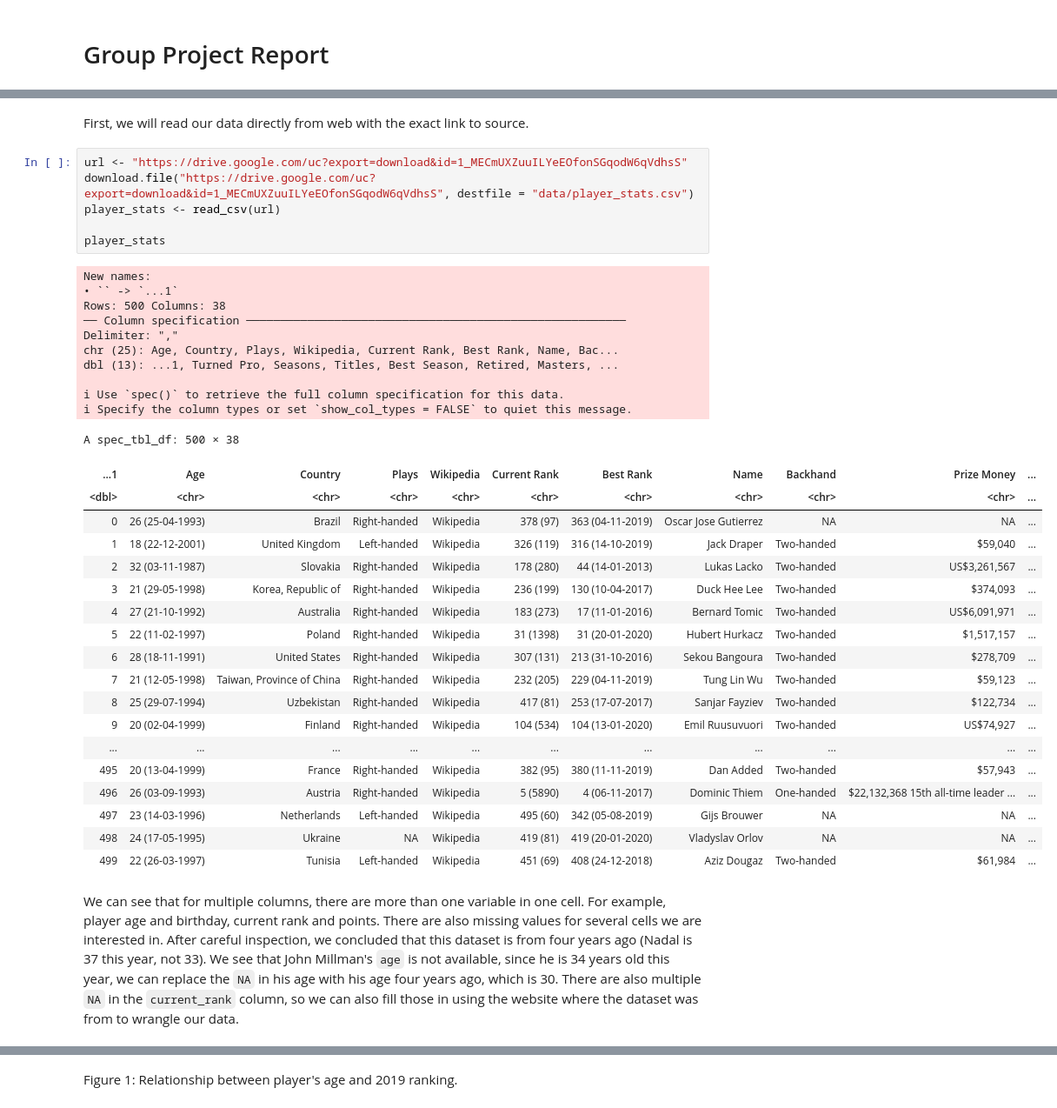
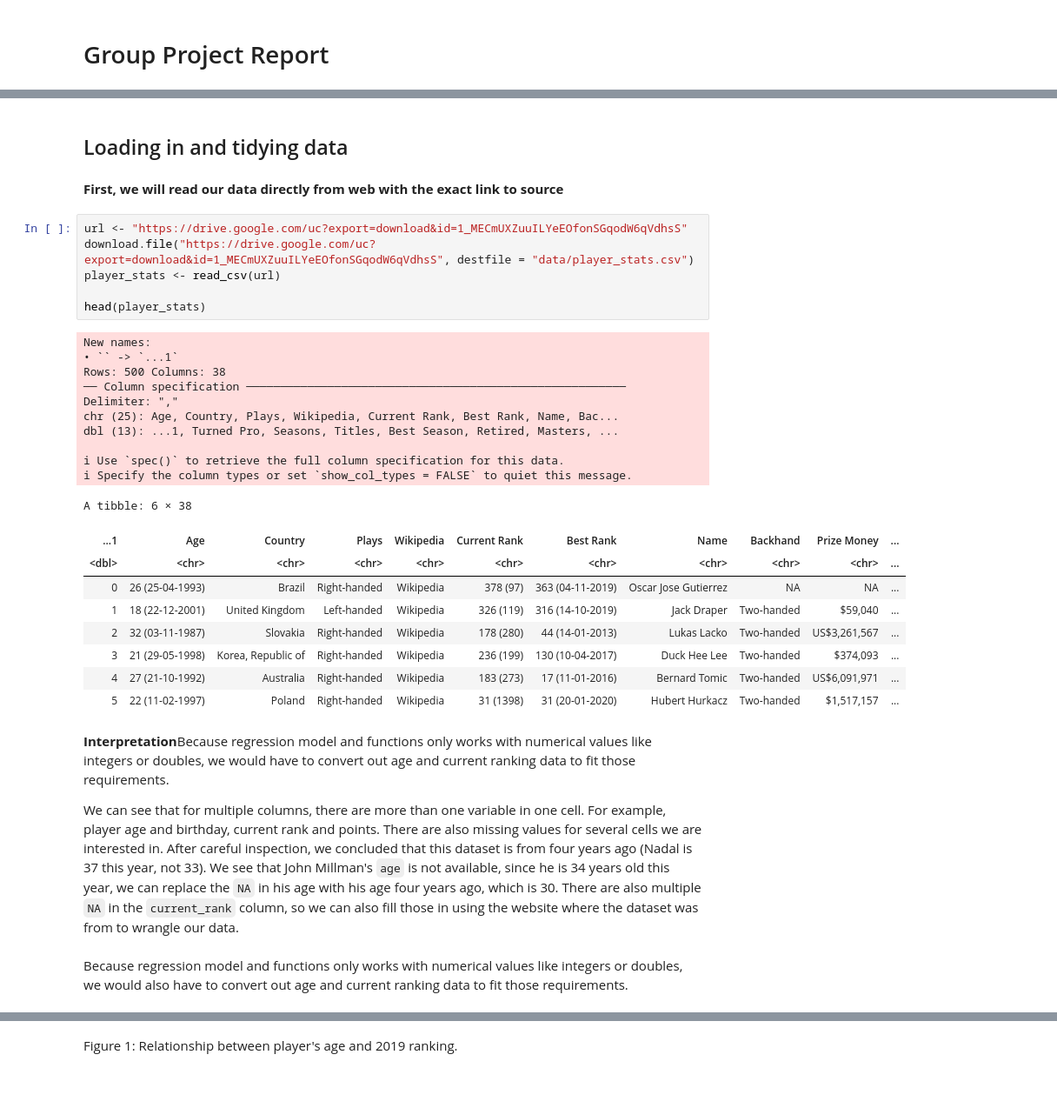
Before and after one commit to HaileyFu/dsci100_group33_project, a Jupyter notebook: group_project_report.ipynb, the cells around one changed output, grey strips where cells are left out. Shown at 87% size. Drawn from its saved outputs; the diff is of its cells as text; blank space fills up the shorter version.

```diff
--- a/group_project_report.ipynb
+++ b/group_project_report.ipynb
@@ -47,43 +45,39 @@ library(tidymodels)
+# %% [markdown]
+## Loading in and tidying data
 # %% [markdown]
-First, we will read our data directly from web with the exact link to source.
+**First, we will read our data directly from web with the exact link to source**
 # %%
 url <- "https://drive.google.com/uc?export=download&id=1_MECmUXZuuILYeEOfonSGqodW6qVdhsS"
 download.file("https://drive.google.com/uc?export=download&id=1_MECmUXZuuILYeEOfonSGqodW6qVdhsS", destfile = "data/player_stats.csv")
 player_stats <- read_csv(url)
 
-player_stats
+head(player_stats)
 # %% [output]
 New names:
 • `` -> `...1`
 Rows: 500 Columns: 38
 ── Column specification ────────────────────────────────────────────────────────
 Delimiter: ","
 chr (25): Age, Country, Plays, Wikipedia, Current Rank, Best Rank, Name, Bac...
 dbl (13): ...1, Turned Pro, Seasons, Titles, Best Season, Retired, Masters, ...
 
 ℹ Use `spec()` to retrieve the full column specification for this data.
 ℹ Specify the column types or set `show_col_types = FALSE` to quiet this message.
-A spec_tbl_df: 500 × 38
+A tibble: 6 × 38
 | ...1 | Age | Country | Plays | Wikipedia | Current Rank | Best Rank | Name | Backhand | Prize Money | ... |
 | <dbl> | <chr> | <chr> | <chr> | <chr> | <chr> | <chr> | <chr> | <chr> | <chr> | ... |
 | 0 | 26 (25-04-1993) | Brazil | Right-handed | Wikipedia | 378 (97) | 363 (04-11-2019) | Oscar Jose Gutierrez | NA | NA | ... |
 | 1 | 18 (22-12-2001) | United Kingdom | Left-handed | Wikipedia | 326 (119) | 316 (14-10-2019) | Jack Draper | Two-handed | $59,040 | ... |
 | 2 | 32 (03-11-1987) | Slovakia | Right-handed | Wikipedia | 178 (280) | 44 (14-01-2013) | Lukas Lacko | Two-handed | US$3,261,567 | ... |
 | 3 | 21 (29-05-1998) | Korea, Republic of | Right-handed | Wikipedia | 236 (199) | 130 (10-04-2017) | Duck Hee Lee | Two-handed | $374,093 | ... |
 | 4 | 27 (21-10-1992) | Australia | Right-handed | Wikipedia | 183 (273) | 17 (11-01-2016) | Bernard Tomic | Two-handed | US$6,091,971 | ... |
 | 5 | 22 (11-02-1997) | Poland | Right-handed | Wikipedia | 31 (1398) | 31 (20-01-2020) | Hubert Hurkacz | Two-handed | $1,517,157 | ... |
-| 6 | 28 (18-11-1991) | United States | Right-handed | Wikipedia | 307 (131) | 213 (31-10-2016) | Sekou Bangoura | Two-handed | $278,709 | ... |
-| 7 | 21 (12-05-1998) | Taiwan, Province of China | Right-handed | Wikipedia | 232 (205) | 229 (04-11-2019) | Tung Lin Wu | Two-handed | $59,123 | ... |
-| 8 | 25 (29-07-1994) | Uzbekistan | Right-handed | Wikipedia | 417 (81) | 253 (17-07-2017) | Sanjar Fayziev | Two-handed | $122,734 | ... |
-| 9 | 20 (02-04-1999) | Finland | Right-handed | Wikipedia | 104 (534) | 104 (13-01-2020) | Emil Ruusuvuori | Two-handed | US$74,927 | ... |
-| ... | ... | ... | ... | ... | ... | ... | ... | ... | ... | ... |
-| 495 | 20 (13-04-1999) | France | Right-handed | Wikipedia | 382 (95) | 380 (11-11-2019) | Dan Added | Two-handed | $57,943 | ... |
-| 496 | 26 (03-09-1993) | Austria | Right-handed | Wikipedia | 5 (5890) | 4 (06-11-2017) | Dominic Thiem | One-handed | $22,132,368 15th all-time leader ... | ... |
-| 497 | 23 (14-03-1996) | Netherlands | Left-handed | Wikipedia | 495 (60) | 342 (05-08-2019) | Gijs Brouwer | NA | NA | ... |
-| 498 | 24 (17-05-1995) | Ukraine | NA | Wikipedia | 419 (81) | 419 (20-01-2020) | Vladyslav Orlov | NA | NA | ... |
-| 499 | 22 (26-03-1997) | Tunisia | Left-handed | Wikipedia | 451 (69) | 408 (24-12-2018) | Aziz Dougaz | Two-handed | $61,984 | ... |
 # %% [markdown]
+**Interpretation**Because regression model and functions only works with numerical values like integers or doubles, we would have to convert out age and current ranking data to fit those requirements.
+
 We can see that for multiple columns, there are more than one variable in one cell. For example, player age and birthday, current rank and points. There are also missing values for several cells we are interested in. After careful inspection, we concluded that this dataset is from four years ago (Nadal is 37 this year, not 33). We see that John Millman's `age` is not available, since he is 34 years old this year, we can replace the `NA` in his age with his age four years ago, which is 30. There are also multiple `NA` in the `current_rank` column, so we can also fill those in using the website where the dataset was from to wrangle our data.
+# %% [markdown]
+Because regression model and functions only works with numerical values like integers or doubles, we would also have to convert out age and current ranking data to fit those requirements.
 # %%
 player_stats_complete <- player_stats |>
     separate("Age", into = c("age", "birthday"), sep = "\\(")|>
```
Also changed, not shown: parts of 40 cells of this notebook.
